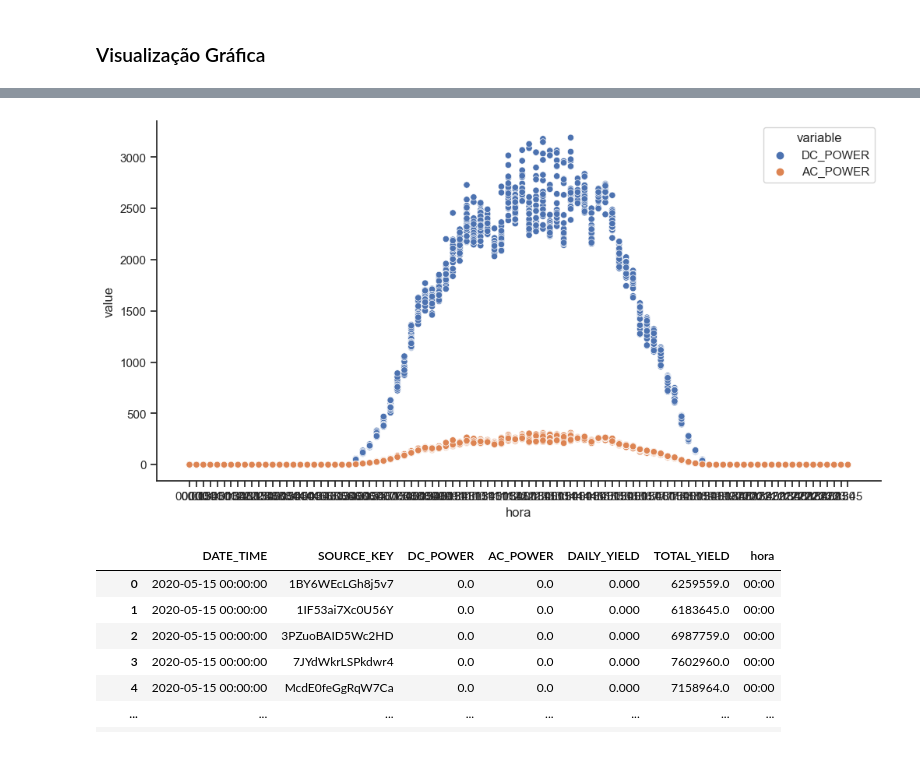
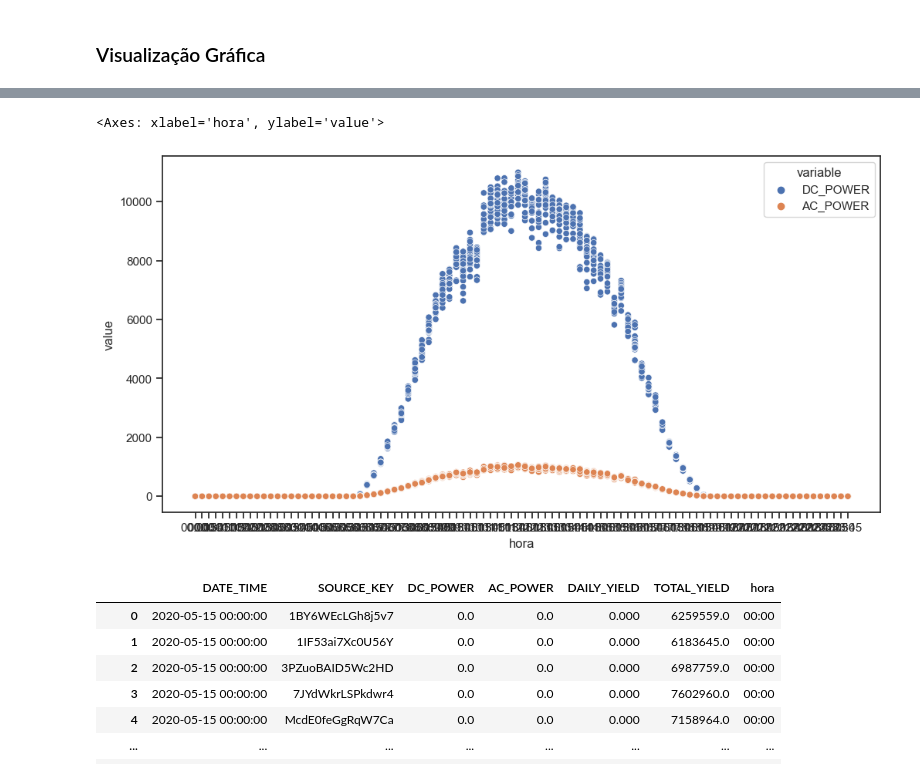
Before and after one commit to AlcidesGP/Portfolio, a Jupyter notebook: ProjetoSemantix/Semantix.ipynb, the cells around one changed output, grey strips where cells are left out. Drawn from its saved outputs; the diff is of its cells as text; code cells hidden in the pictures.

```diff
--- a/ProjetoSemantix/Semantix.ipynb
+++ b/ProjetoSemantix/Semantix.ipynb
@@ -157,4 +159,4 @@ a2.head()
 # %% [markdown]
 ### Visualização Gráfica
 # %%
-sns.set(style='ticks')
+a1['hora'].unique()
@@ -170,12 +236,12 @@ a1.groupby(['hora','SOURCE_KEY'], as_index=False)[['AC_POWER','DC_POWER']].std()
 # %%
 
-c1 = a1.groupby(['hora','SOURCE_KEY'], as_index=False)[['AC_POWER','DC_POWER']].std().drop(columns=['SOURCE_KEY'])
+c1 = a1.groupby(['hora','SOURCE_KEY'], as_index=False)[['AC_POWER','DC_POWER']].median().drop(columns=['SOURCE_KEY'])
 c1 = c1.melt(id_vars=['hora'], value_vars = ['DC_POWER','AC_POWER'])
 plt.figure(figsize=(12,6))
 sns.scatterplot(data=c1, x='hora',y='value',hue='variable')
-sns.despine()
 # %% [output]
+<Axes: xlabel='hora', ylabel='value'>
-[figure, old version]
+[figure, new version]
 # %%
 a1
 # %% [output]
```
Also changed, not shown: parts of 11 cells of this notebook, 9 other files.
